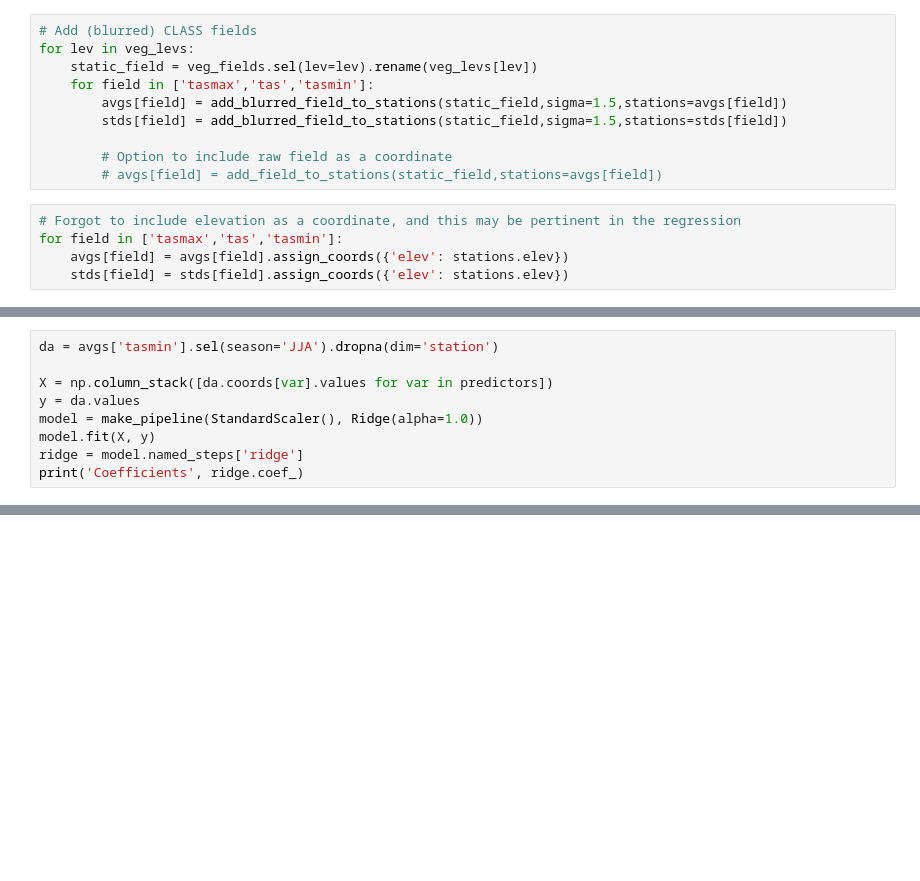
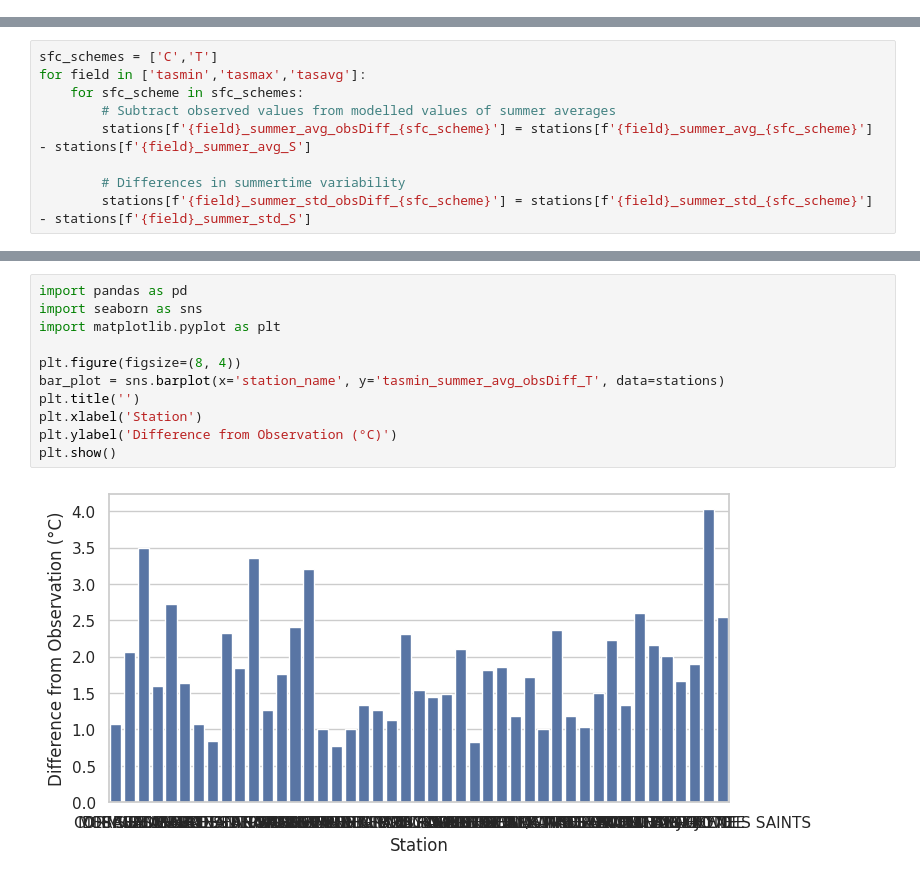
Before and after one commit to devongulley1602/UHI_HW_MTL, a Jupyter notebook: slate.ipynb, the cells around one changed output, grey strips where cells are left out. Drawn from its saved outputs; the diff is of its cells as text; blank space fills up the shorter version.

Commit message:
began analysing observed seasonal differences

```diff
--- a/slate.ipynb
+++ b/slate.ipynb
@@ -29,15 +0,0 @@ for static_field in TEB_geophys:
-# %%
-# Add (blurred) CLASS fields
-for lev in veg_levs:
-    static_field = veg_fields.sel(lev=lev).rename(veg_levs[lev])
-    for field in ['tasmax','tas','tasmin']:
-        avgs[field] = add_blurred_field_to_stations(static_field,sigma=1.5,stations=avgs[field])
-        stds[field] = add_blurred_field_to_stations(static_field,sigma=1.5,stations=stds[field])
-
-        # Option to include raw field as a coordinate
-        # avgs[field] = add_field_to_stations(static_field,stations=avgs[field])
-# %%
-# Forgot to include elevation as a coordinate, and this may be pertinent in the regression
-for field in ['tasmax','tas','tasmin']:
-    avgs[field] = avgs[field].assign_coords({'elev': stations.elev})
-    stds[field] = stds[field].assign_coords({'elev': stations.elev})
@@ -136,9 +0,0 @@ for field in ['tasmax','tas','tasmin']:
-# %%
-da = avgs['tasmin'].sel(season='JJA').dropna(dim='station')
-
-X = np.column_stack([da.coords[var].values for var in predictors])
-y = da.values
-model = make_pipeline(StandardScaler(), Ridge(alpha=1.0))
-model.fit(X, y)
-ridge = model.named_steps['ridge']
-print('Coefficients', ridge.coef_)
@@ -155,0 +53,9 @@ Coefficients [ 0.10031842 -0.3844099  -0.09878042  0.23780278  0.0490132   0.002
+# %%
+sfc_schemes = ['C','T']
+for field in ['tasmin','tasmax','tasavg']:
+    for sfc_scheme in sfc_schemes:
+        # Subtract observed values from modelled values of summer averages
+        stations[f'{field}_summer_avg_obsDiff_{sfc_scheme}'] = stations[f'{field}_summer_avg_{sfc_scheme}'] - stations[f'{field}_summer_avg_S']
+
+        # Differences in summertime variability
+        stations[f'{field}_summer_std_obsDiff_{sfc_scheme}'] = stations[f'{field}_summer_std_{sfc_scheme}'] - stations[f'{field}_summer_std_S']
@@ -155,0 +82,13 @@ Coefficients [ 0.10031842 -0.3844099  -0.09878042  0.23780278  0.0490132   0.002
+# %%
+import pandas as pd
+import seaborn as sns
+import matplotlib.pyplot as plt
+
+plt.figure(figsize=(8, 4))
+bar_plot = sns.barplot(x='station_name', y='tasmin_summer_avg_obsDiff_T', data=stations)
+plt.title('')
+plt.xlabel('Station')
+plt.ylabel('Difference from Observation (°C)')
+plt.show()
+# %% [output]
+[figure, added]
```
Also changed, not shown: parts of 10 cells of this notebook, 8 other files.
